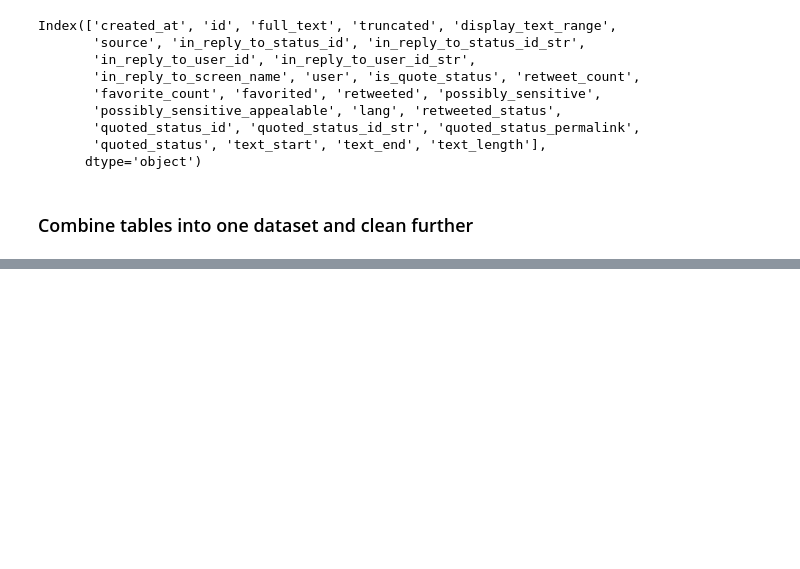
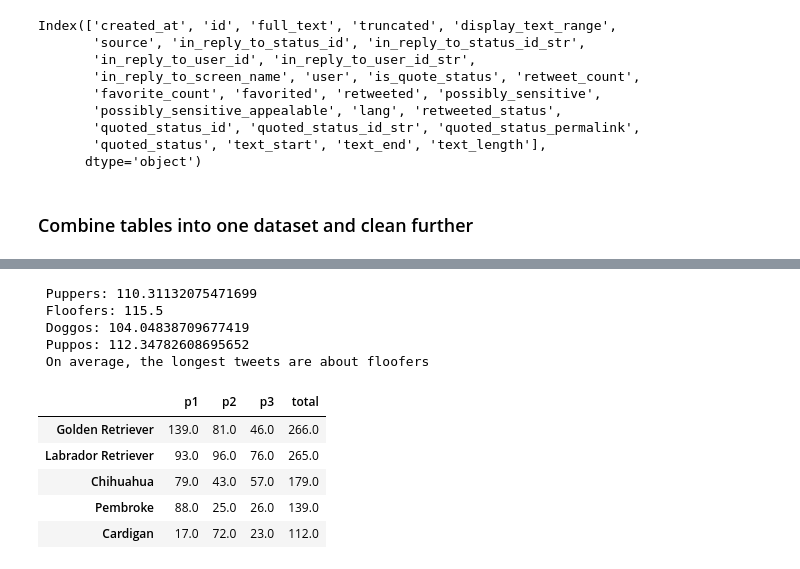
Before and after one commit to chupwalla/wrangling, a Jupyter notebook: wrangle_act.ipynb, the cells around one changed output, grey strips where cells are left out. Saved outputs shown, nothing was run; the diff lists cells and outputs as text; code cells hidden in the pictures; blank space fills up the shorter version.

```diff
--- a/wrangle_act.ipynb
+++ b/wrangle_act.ipynb
@@ -653,0 +667,12 @@ df_master.to_csv('twitter_archive_master.csv')
+# %%
+print(' Puppers:', df_master[df_master['type'] == 'pupper']['text_length'].mean(), '\n',
+'Floofers:', df_master[df_master['type'] == 'floofer']['text_length'].mean(), '\n',
+'Doggos:', df_master[df_master['type'] == 'doggo']['text_length'].mean(), '\n',
+'Puppos:', df_master[df_master['type'] == 'puppo']['text_length'].mean()),'\n'
+print(' On average, the longest tweets are about floofers')
+# %% [output]
+ Puppers: 110.31132075471699
+ Floofers: 115.5
+ Doggos: 104.04838709677419
+ Puppos: 112.34782608695652
+ On average, the longest tweets are about floofers
@@ -653,0 +693,10 @@ df_master.to_csv('twitter_archive_master.csv')
+# %%
+dogs = dogs.sort_values(by='total', ascending=False)
+dogs.head()
+# %% [output]
+|  | p1 | p2 | p3 | total |
+| Golden Retriever | 139.0 | 81.0 | 46.0 | 266.0 |
+| Labrador Retriever | 93.0 | 96.0 | 76.0 | 265.0 |
+| Chihuahua | 79.0 | 43.0 | 57.0 | 179.0 |
+| Pembroke | 88.0 | 25.0 | 26.0 | 139.0 |
+| Cardigan | 17.0 | 72.0 | 23.0 | 112.0 |
```
Also changed, not shown: parts of 14 cells of this notebook, 3 other files.
